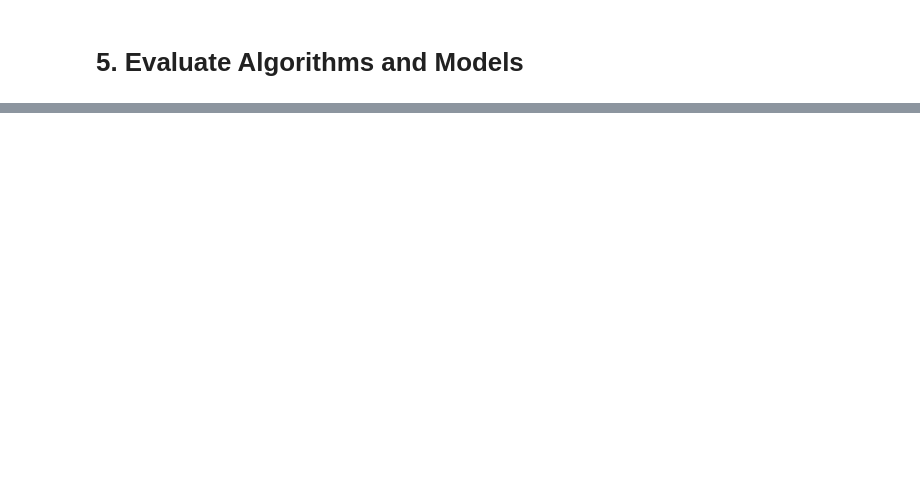
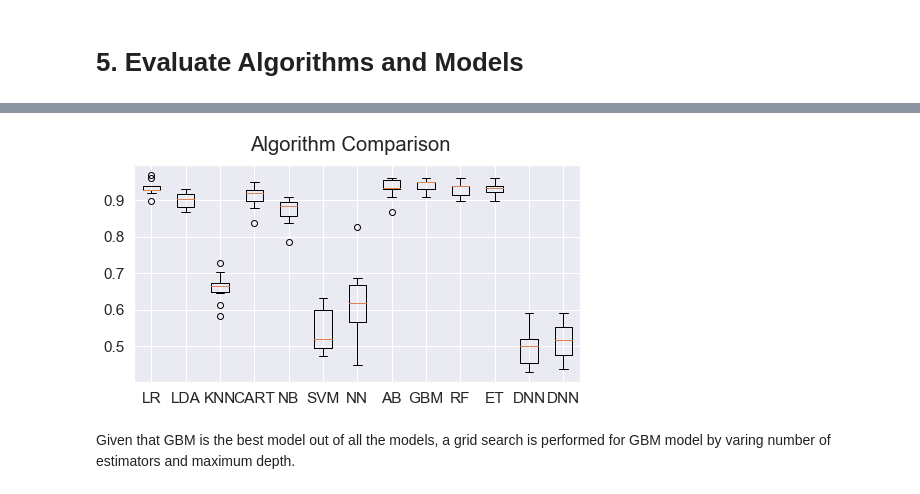
Before and after one commit to sahil231090/MLBook, a Jupyter notebook: Chapter 6 - Classification Based Case Studies/CaseStudy3-FraudDetection/FraudDetection.ipynb, the cells around one changed output, grey strips where cells are left out. Saved outputs shown, nothing was run; the diff lists cells and outputs as text; code cells hidden in the pictures; blank space fills up the shorter version.

```diff
--- a/Chapter 6 - Classification Based Case Studies/CaseStudy3-FraudDetection/FraudDetection.ipynb
+++ b/Chapter 6 - Classification Based Case Studies/CaseStudy3-FraudDetection/FraudDetection.ipynb
@@ -884,0 +327,2 @@ print(result)
+# %%
+scoring = 'recall'
@@ -884,0 +484,27 @@ print(result)
+# %%
+#Writing the Deep Learning Classifier in case the Deep Learning Flag is Set to True
+#Set the following Flag to 1 if the Deep LEarning Models Flag has to be enabled
+EnableDLModelsFlag = 1
+if EnableDLModelsFlag == 1 :
+    # Function to create model, required for KerasClassifier
+    def create_model(neurons=12, activation='relu', learn_rate = 0.01, momentum=0):
+        # create model
+        model = Sequential()
+        model.add(Dense(X_train.shape[1], input_dim=X_train.shape[1], activation=activation))
+        model.add(Dense(32, activation=activation))
+        model.add(Dense(1, activation='sigmoid'))
+        # Compile model
+        optimizer = SGD(lr=learn_rate, momentum=momentum)
+        model.compile(loss='binary_crossentropy', optimizer='adam', metrics=['accuracy'])
+        return model
+    models.append(('DNN', KerasClassifier(build_fn=create_model, epochs=50, batch_size=10, verbose=0)))
+# %%
+results = []
+names = []
+for name, model in models:
+    kfold = KFold(n_splits=num_folds, random_state=seed)
+    cv_results = cross_val_score(model, X_train_new, Y_train_new, cv=kfold, scoring=scoring)
+    results.append(cv_results)
+    names.append(name)
+    msg = "%s: %f (%f)" % (name, cv_results.mean(), cv_results.std())
+    print(msg)
@@ -884,0 +525,13 @@ print(result)
+# %%
+# compare algorithms
+fig = pyplot.figure()
+fig.suptitle('Algorithm Comparison')
+ax = fig.add_subplot(111)
+pyplot.boxplot(results)
+ax.set_xticklabels(names)
+fig.set_size_inches(8,4)
+pyplot.show()
+# %% [output]
+[figure, added]
+# %% [markdown]
+Given that GBM is the best model out of all the models, a grid search is performed for GBM model by varing number of estimators and maximum depth.
```
Also changed, not shown: parts of 100 cells of this notebook.
